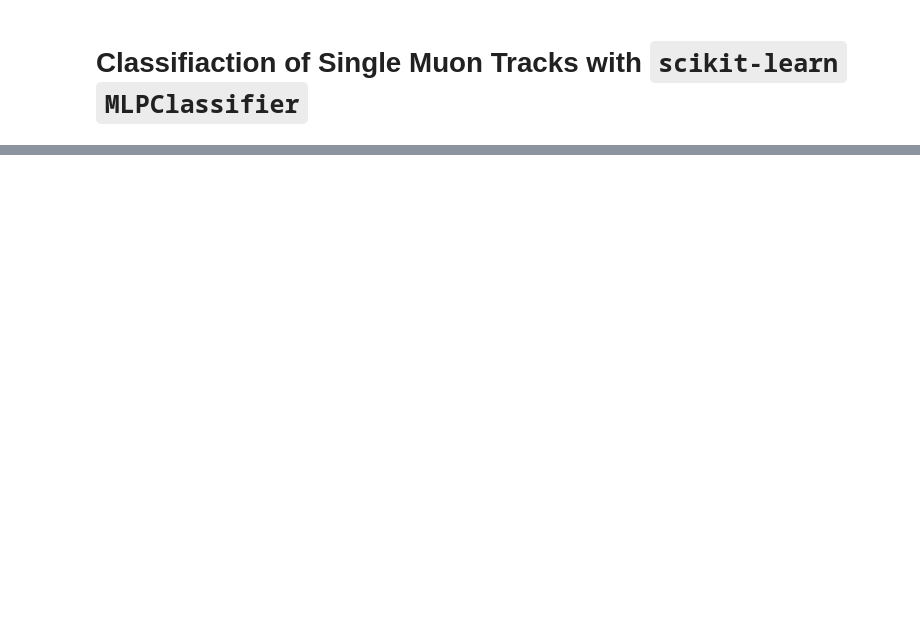
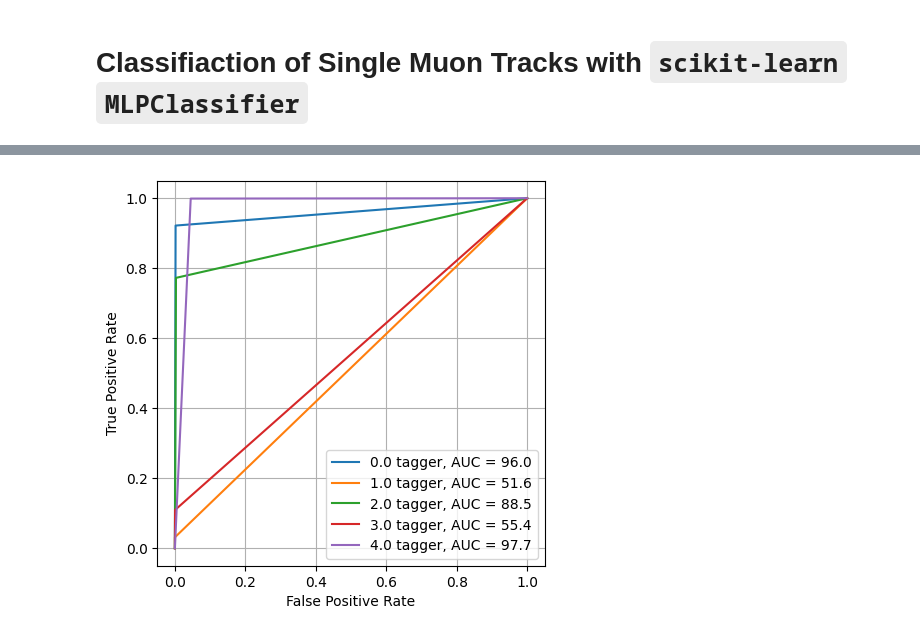
Before and after one commit to dinupa1/vertexML, a Jupyter notebook: sklearn-playground.ipynb, the cells around one changed output, grey strips where cells are left out. Cells and saved outputs as stored; diff of their text form; code cells hidden in the pictures; blank space fills up the shorter version.

```diff
--- a/sklearn-playground.ipynb
+++ b/sklearn-playground.ipynb
@@ -75,0 +85,19 @@ plt.show()
+# %%
+from sklearn.metrics import roc_curve, auc
+
+def plot_roc(y_test, y_pred, labels):
+    for x in range(5):
+        fpr, tpr, _ = roc_curve(y_test[:, x], y_pred[:, x])
+        plt.plot(fpr, tpr, label='{0} tagger, AUC = {1:.1f}'.format(labels[0][x], auc(fpr, tpr)*100.), linestyle='-')
+    # plt.semilogy()
+    plt.xlabel("False Positive Rate")
+    plt.ylabel("True Positive Rate")
+    # plt.ylim(0.001, 1)
+    plt.grid(True)
+    plt.legend(loc='lower right')
+    plt.savefig('imgs/roc-curve.png')
+
+plt.figure(figsize=(5, 5))
+plot_roc(y_test[:, 6:], y_pred_hotid, ohe.categories_)
+# %% [output]
+[figure, added]
```
Also changed, not shown: parts of 13 cells of this notebook.
